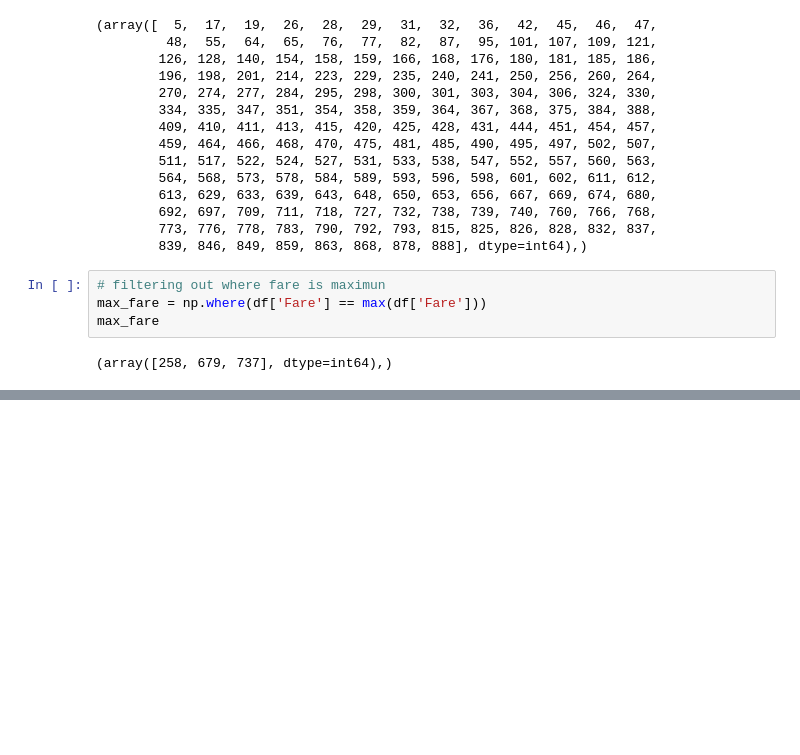
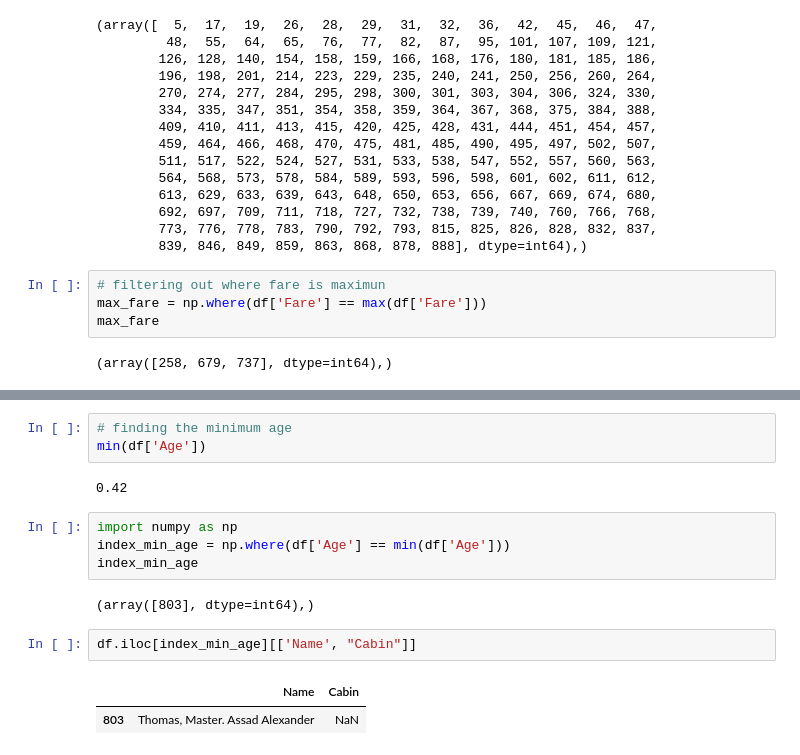
Before and after one commit to texaskyle/machine_learning, a Jupyter notebook: tutorial_py/pandas/codes/pandas data manipulation/pandas data manipulation.ipynb, the cells around one changed output, grey strips where cells are left out. Cells and saved outputs as stored; diff of their text form; blank space fills up the shorter version.

```diff
--- a/tutorial_py/pandas/codes/pandas data manipulation/pandas data manipulation.ipynb
+++ b/tutorial_py/pandas/codes/pandas data manipulation/pandas data manipulation.ipynb
@@ -463,0 +484,16 @@ df.iloc[[258, 679, 737]]
+# %%
+# finding the minimum age
+min(df['Age'])
+# %% [output]
+0.42
+# %%
+import numpy as np
+index_min_age = np.where(df['Age'] == min(df['Age']))
+index_min_age
+# %% [output]
+(array([803], dtype=int64),)
+# %%
+df.iloc[index_min_age][['Name', "Cabin"]]
+# %% [output]
+|  | Name | Cabin |
+| 803 | Thomas, Master. Assad Alexander | NaN |
```
Also changed, not shown: parts of 9 cells of this notebook.
